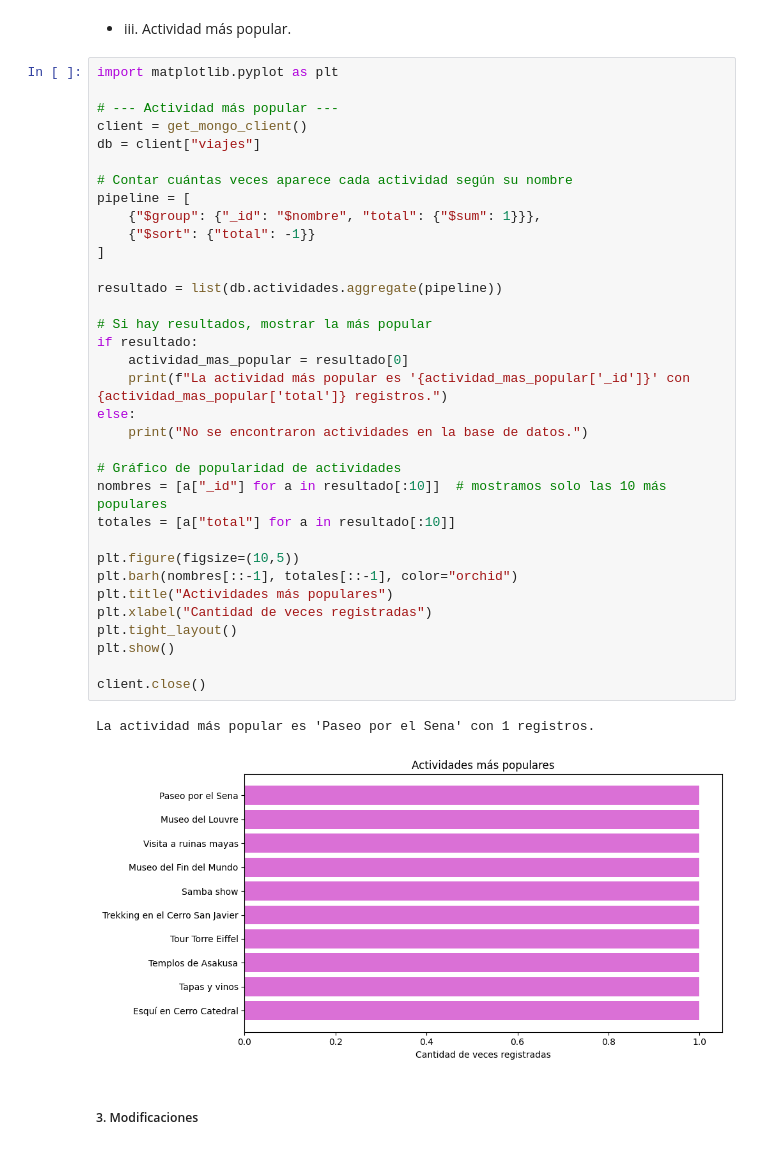
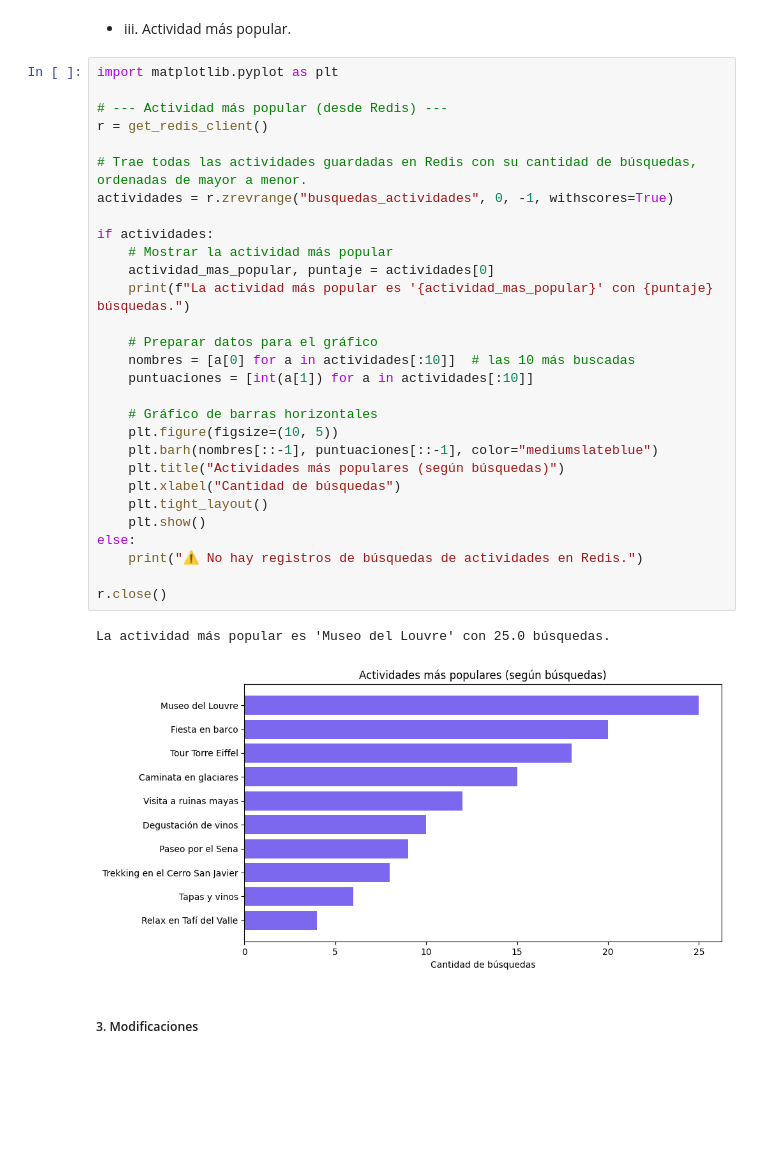
Before and after one commit to DaiValdez/Trabajo_integrador, a Jupyter notebook: notebooks/trabajo_integrador.ipynb, the cells around one changed output. Cells and saved outputs as stored; diff of their text form; blank space fills up the shorter version.

```diff
--- a/notebooks/trabajo_integrador.ipynb
+++ b/notebooks/trabajo_integrador.ipynb
@@ -611,40 +634,35 @@ El hotel más barato es Altos del Norte (Jujuy) con un precio de $60000.
 # %%
 import matplotlib.pyplot as plt
 
-# --- Actividad más popular ---
-client = get_mongo_client()
-db = client["viajes"]
+# --- Actividad más popular (desde Redis) ---
+r = get_redis_client()
 
-# Contar cuántas veces aparece cada actividad según su nombre
-pipeline = [
-    {"$group": {"_id": "$nombre", "total": {"$sum": 1}}},
-    {"$sort": {"total": -1}}
-]
+# Trae todas las actividades guardadas en Redis con su cantidad de búsquedas, ordenadas de mayor a menor.
+actividades = r.zrevrange("busquedas_actividades", 0, -1, withscores=True)
 
-resultado = list(db.actividades.aggregate(pipeline))
+if actividades:
+    # Mostrar la actividad más popular
+    actividad_mas_popular, puntaje = actividades[0]
+    print(f"La actividad más popular es '{actividad_mas_popular}' con {puntaje} búsquedas.")
 
-# Si hay resultados, mostrar la más popular
-if resultado:
-    actividad_mas_popular = resultado[0]
-    print(f"La actividad más popular es '{actividad_mas_popular['_id']}' con {actividad_mas_popular['total']} registros.")
+    # Preparar datos para el gráfico
+    nombres = [a[0] for a in actividades[:10]]  # las 10 más buscadas
+    puntuaciones = [int(a[1]) for a in actividades[:10]]
+
+    # Gráfico de barras horizontales
+    plt.figure(figsize=(10, 5))
+    plt.barh(nombres[::-1], puntuaciones[::-1], color="mediumslateblue")
+    plt.title("Actividades más populares (según búsquedas)")
+    plt.xlabel("Cantidad de búsquedas")
+    plt.tight_layout()
+    plt.show()
 else:
-    print("No se encontraron actividades en la base de datos.")
+    print("⚠️ No hay registros de búsquedas de actividades en Redis.")
 
-# Gráfico de popularidad de actividades
-nombres = [a["_id"] for a in resultado[:10]]  # mostramos solo las 10 más populares
-totales = [a["total"] for a in resultado[:10]]
-
-plt.figure(figsize=(10,5))
-plt.barh(nombres[::-1], totales[::-1], color="orchid")
-plt.title("Actividades más populares")
-plt.xlabel("Cantidad de veces registradas")
-plt.tight_layout()
-plt.show()
-
-client.close()
+r.close()
 # %% [output]
-La actividad más popular es 'Paseo por el Sena' con 1 registros.
+La actividad más popular es 'Museo del Louvre' con 25.0 búsquedas.
-[figure, old version]
+[figure, new version]
 # %% [markdown]
 ##### 3. Modificaciones
 # %% [markdown]
```
Also changed, not shown: parts of 3 cells of this notebook.
